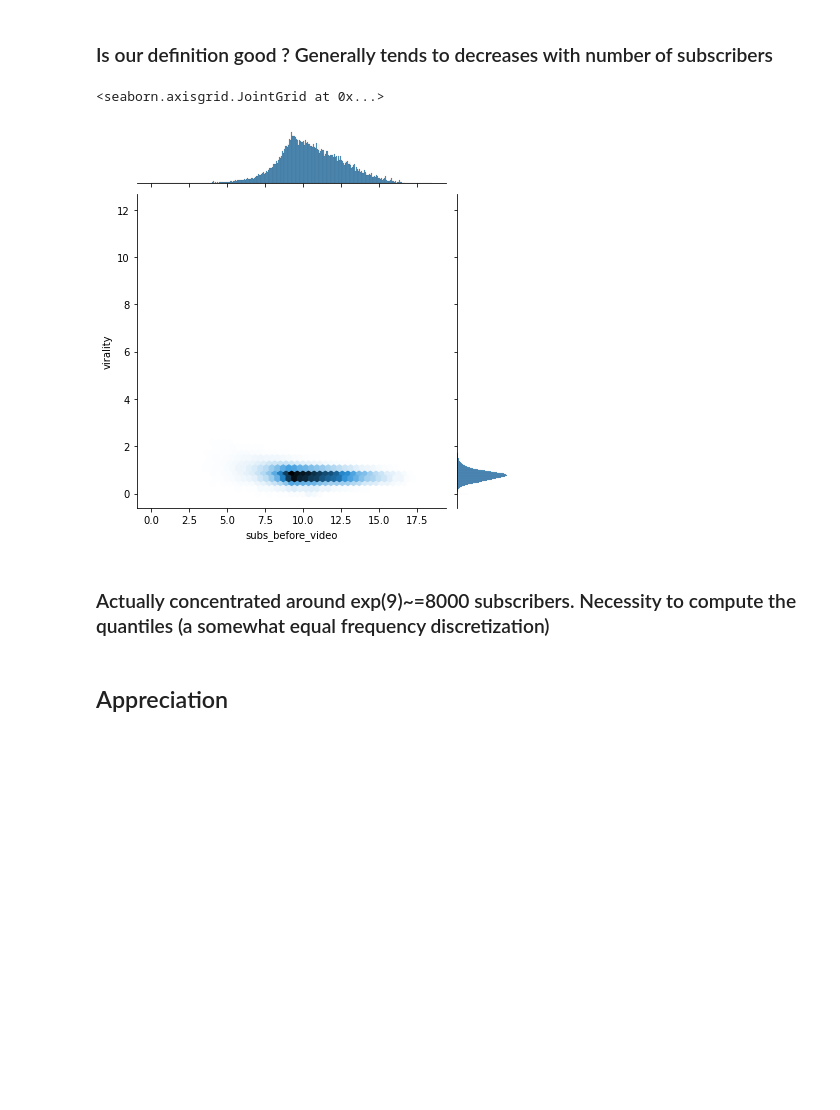
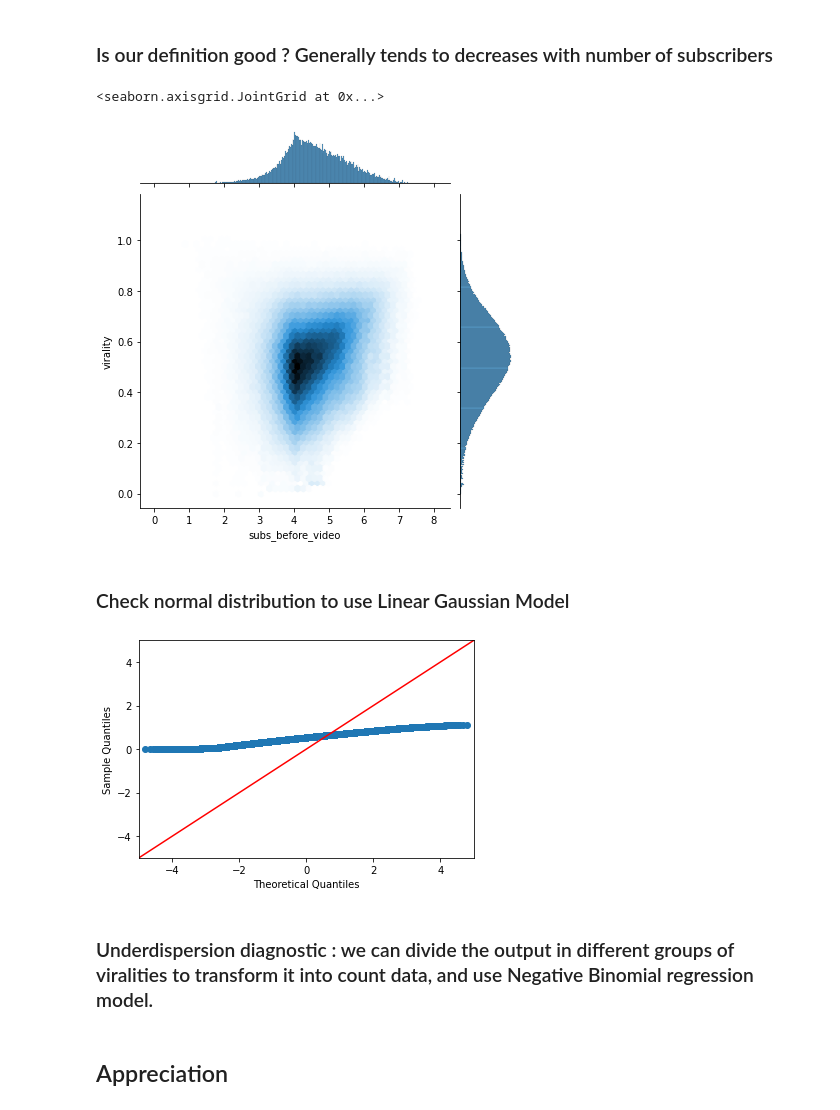
Before and after one commit to epfl-ada/ada-2022-project-fraisetagadaofficial, a Jupyter notebook: RandomForest.ipynb, the cells around one changed output. Cells and saved outputs as stored; diff of their text form; code cells hidden in the pictures; blank space fills up the shorter version.

```diff
--- a/RandomForest.ipynb
+++ b/RandomForest.ipynb
@@ -40,12 +52,27 @@ videos.plot.scatter(x='subs_before_video', y='virality',logx=True,s=0.01)
 # %% [markdown]
 ### Is our definition good ? Generally tends to decreases with number of subscribers
 # %%
-sns.jointplot(x=np.log(videos['subs_before_video']), y=videos['virality'], kind="hex")
+sns.jointplot(x=np.log10(videos['subs_before_video']), y=videos['virality'], kind="hex")
 # %% [output]
 <seaborn.axisgrid.JointGrid at 0x...>
-[figure, old version]
+[figure, new version]
 # %% [markdown]
-### Actually concentrated around exp(9)~=8000  subscribers. Necessity to compute the quantiles (a somewhat equal frequency discretization)
+ ### Check normal distribution to use Linear Gaussian Model
+# %%
+#select_group=videos[(videos['subs_before_video']>10**3) & (videos['subs_before_video']<10**5)]
+#virality=select_group['virality']
+virality=videos['virality']
+#virality.hist(bins=100) Already in heat plot
+#test normal distrib
+import statsmodels.api as sm
+import pylab
+
+sm.qqplot(virality, line='45')
+pylab.show()
+# %% [output]
+[figure, added]
+# %% [markdown]
+### Underdispersion diagnostic : we can divide the output in different groups of viralities to transform it into count data, and use Negative Binomial regression model.
 # %% [markdown]
 ## Appreciation
 # %%
```
Also changed, not shown: parts of 3 cells of this notebook.
